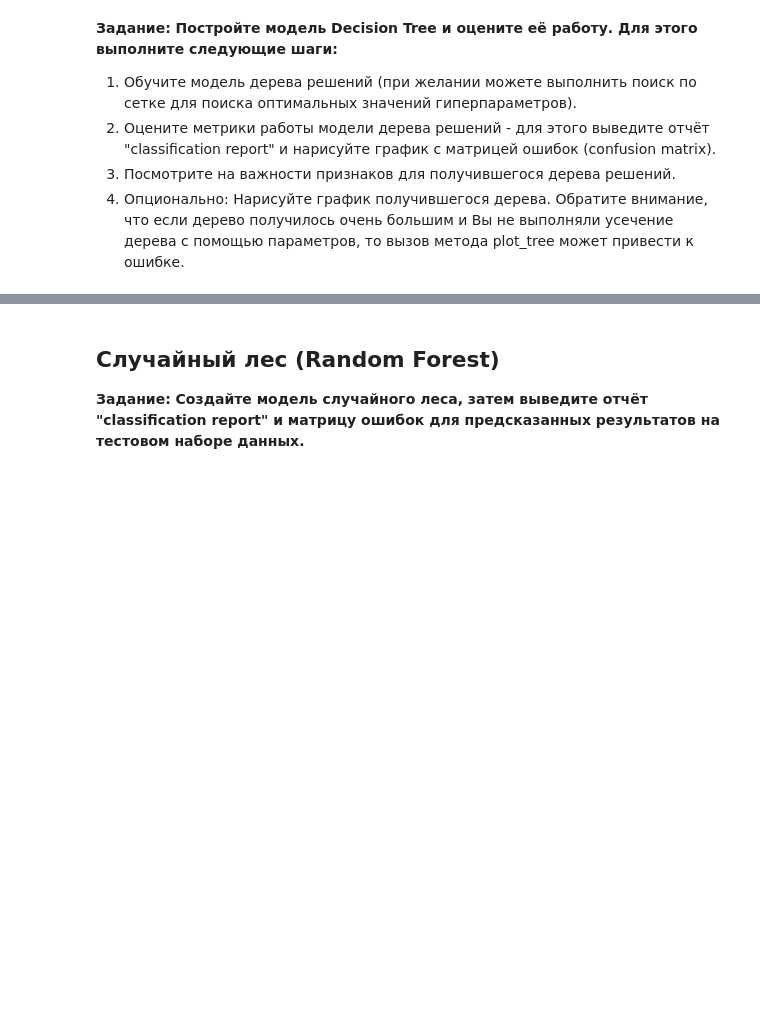
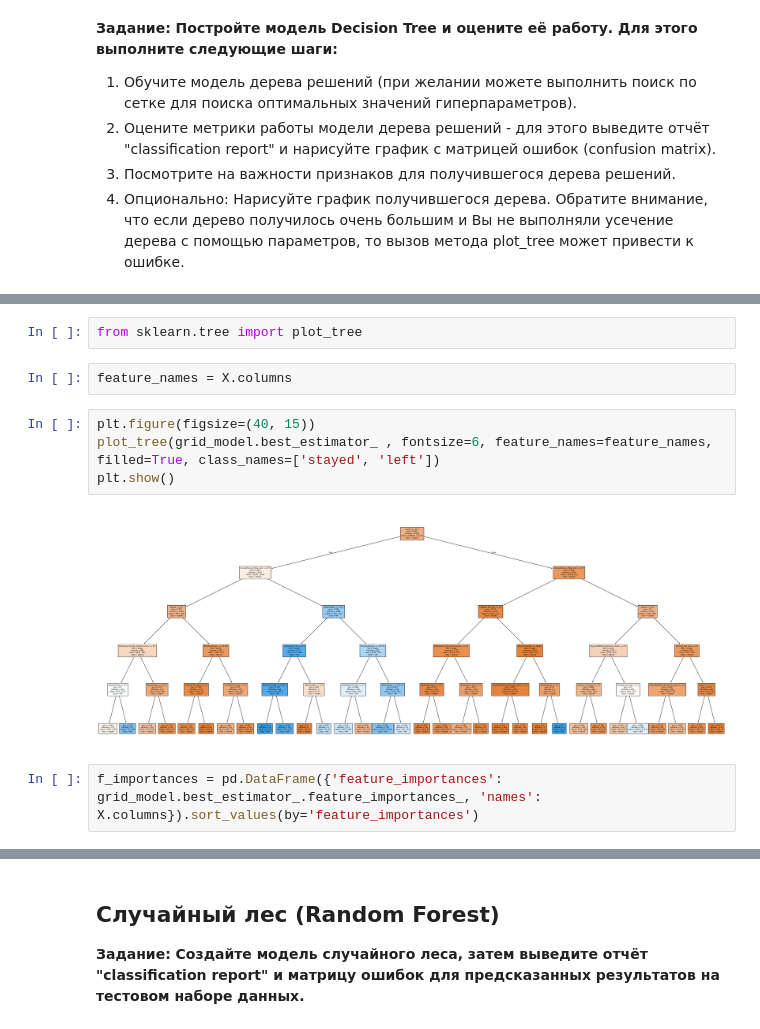
Before and after one commit to giulerg/IBM-labs, a Jupyter notebook: Tree-Methods.ipynb, the cells around one changed output, grey strips where cells are left out. Saved outputs shown, nothing was run; the diff lists cells and outputs as text; blank space fills up the shorter version.

Commit message:
trees

```diff
--- a/Tree-Methods.ipynb
+++ b/Tree-Methods.ipynb
@@ -359,0 +407,12 @@ weighted avg       0.80      0.81      0.81       704
+# %%
+from sklearn.tree import plot_tree
+# %%
+feature_names = X.columns
+# %%
+plt.figure(figsize=(40, 15))
+plot_tree(grid_model.best_estimator_ , fontsize=6, feature_names=feature_names, filled=True, class_names=['stayed', 'left'])
+plt.show()
+# %% [output]
+[figure, added]
+# %%
+f_importances = pd.DataFrame({'feature_importances': grid_model.best_estimator_.feature_importances_, 'names': X.columns}).sort_values(by='feature_importances')
```
Also changed, not shown: parts of 24 cells of this notebook.
